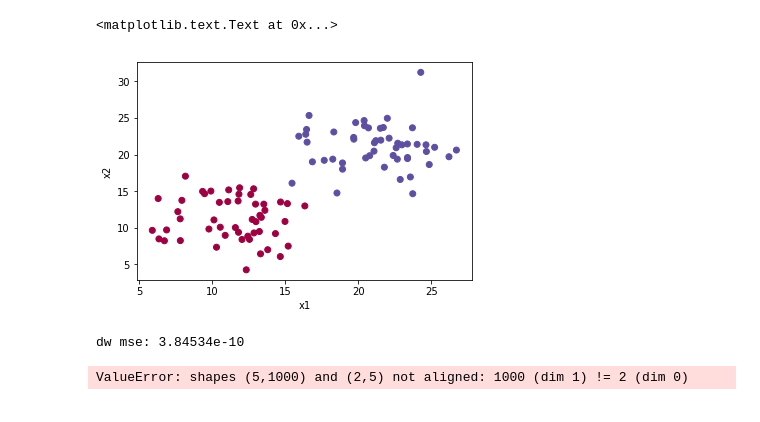
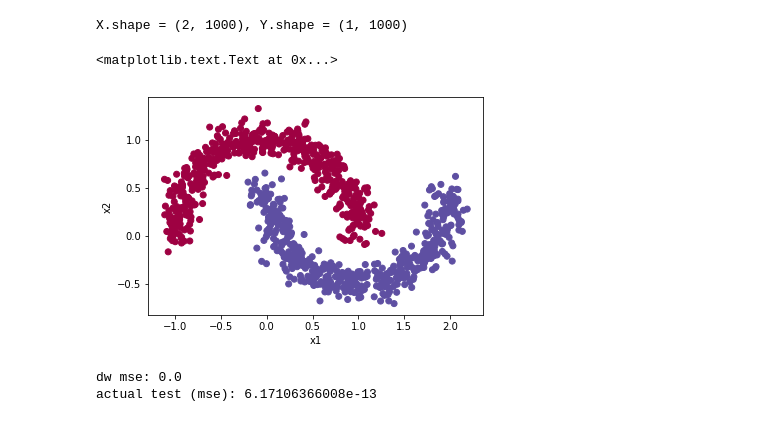
Before and after one commit to v-shmyhlo/machine-learning-playground, a Jupyter notebook: nn_framework_experiments.ipynb, the cells around one changed output. Drawn from its saved outputs; the diff is of its cells as text; code cells hidden in the pictures.

```diff
--- a/nn_framework_experiments.ipynb
+++ b/nn_framework_experiments.ipynb
@@ -295,16 +23,23 @@ def dense(X, input_dim, output_dim):
 # %%
-m = 100
-X = np.ones([2, m]) + 10
-X[:, m // 2:] += 10
-X += np.random.randn(X.shape[0], X.shape[1]) * 3
-Y = np.hstack([np.zeros((1, m // 2)), np.ones((1, m // 2))])
+# m = 100
+# X = np.ones([2, m]) + 10
+# X[:, m // 2:] += 10
+# X += np.random.randn(X.shape[0], X.shape[1]) * 3
+# Y = np.hstack([np.zeros((1, m // 2)), np.ones((1, m // 2))])
+# X /= 25
 
+X, Y = sklearn.datasets.make_moons(1000, noise=0.1)
+X = X.T
+Y = Y.reshape(-1, 1).T
+
+print('X.shape = %s, Y.shape = %s' % (X.shape, Y.shape))
 plt.scatter(X[0, :], X[1, :], c=Y, cmap=plt.cm.Spectral)
 plt.ylabel('x2')
 plt.xlabel('x1')
 # %% [output]
-<matplotlib.text.Text at 0x...>
+X.shape = (2, 1000), Y.shape = (1, 1000)
+<matplotlib.text.Text at 0x...>
-[figure, old version]
+[figure, new version]
 # %%
 def dot_grads(var, a, b, name):
   with tf.name_scope(name):
@@ -356,54 +91,36 @@ t2 = np.random.randn(n, m)
 # TensorFlow
 wtf = tf.constant(w)
 atf = wtf * 2
-btf = tf.matmul(t1, tf.matmul(wtf, t2))
+atf *= atf
+btf = (tf.matmul(t1, tf.matmul(wtf, t2)) + 1) * 2 - 3
+btf *= btf
 
 ztf = tf.matmul(atf, btf)
+ztf *= ztf
 [dwtf] = tf.gradients(ztf, [wtf])
 
 # My :D
 wmy = Variable(w)
 amy = wmy * Const(2)
-bmy = Const(t1).dot(wmy.dot(Const(t2)))
+amy *= amy
+bmy = (Const(t1).dot(wmy.dot(Const(t2))) + Const(1)) * Const(2) - Const(3)
+bmy *= bmy
 
 zmy = amy.dot(bmy)
-dwmy = zmy.deriv(wmy)
+zmy *= zmy
+dwmy = zmy.deriv(wmy, Ones(zmy.shape))
 
+# s = zmy.shape
+# s.eval({}, {})
 
 with tf.Session() as sess:
   [dwtf_val] = sess.run([dwtf])
-  [dwmy_val] = Session().run([dwmy])
+  [dwmy_val] = Session().run([dwmy], {})
 
-  dw_mse = np.mean(tf.square(dwtf_val - dwmy_val))
+  dw_mse = np.mean(np.square(dwtf_val - dwmy_val))
 
-  print(dw_mse)
-
-
-
-
-
-
-
-
-# w = np.random.randn()
-# # b = np.random.randn(10, 1)
-# # x = Variable(x)
-# # w = Variable(w)
-# # b = Variable(b)
-
-# z = w.dot(x)
-# # dx, dw, db = z.deriv(x), z.deriv(w), z.deriv(b)
-# dx = z.deriv(x)
-
-# zval = z.eval({})
-# # dxval, dwval, dbval = Session().run([dx, dw, db])
-# [dxval] = Session().run([dx])
-
-# print(dxval.shape)
-# assert dxval.shape == (2, 100)
-# # assert dwval.shape == (10, 2)
-# # assert dbval.shape == (10, 1)
+  print('actual test (mse): %s' % dw_mse)
 # %% [output]
-dw mse: 3.84534e-10
+dw mse: 0.0
+actual test (mse): 6.17106366008e-13
-ValueError: shapes (5,1000) and (2,5) not aligned: 1000 (dim 1) != 2 (dim 0)
 # %%
```
Also changed, not shown: parts of 10 cells of this notebook, 1 other file.
